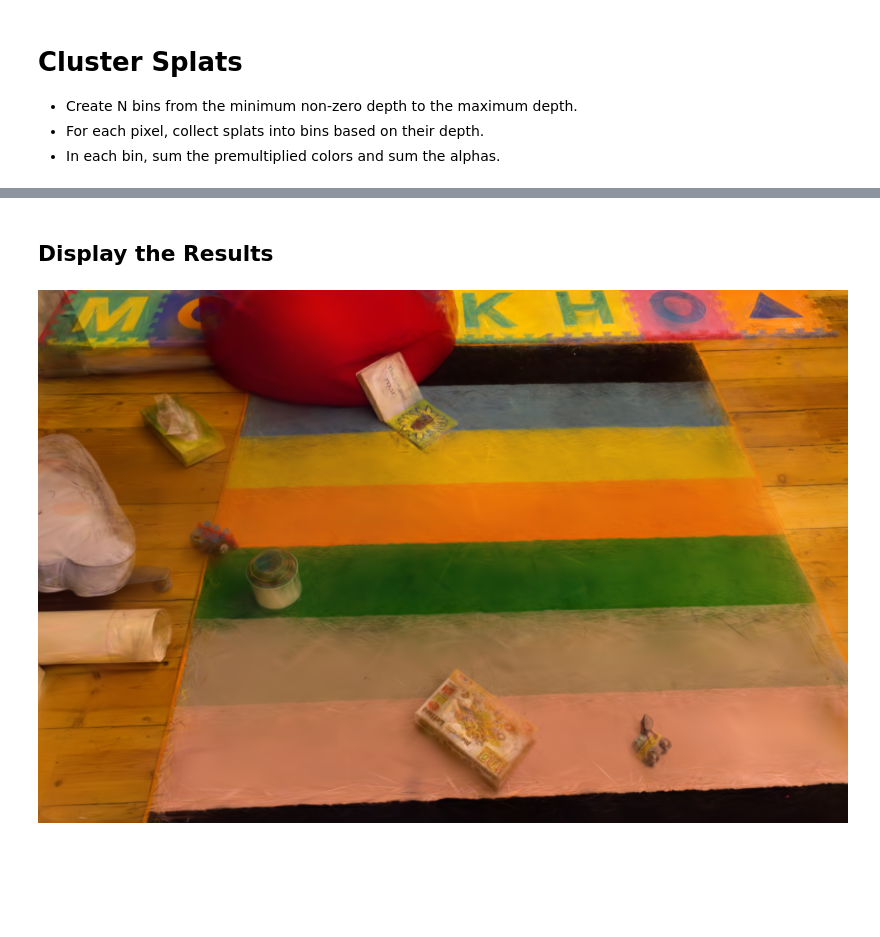
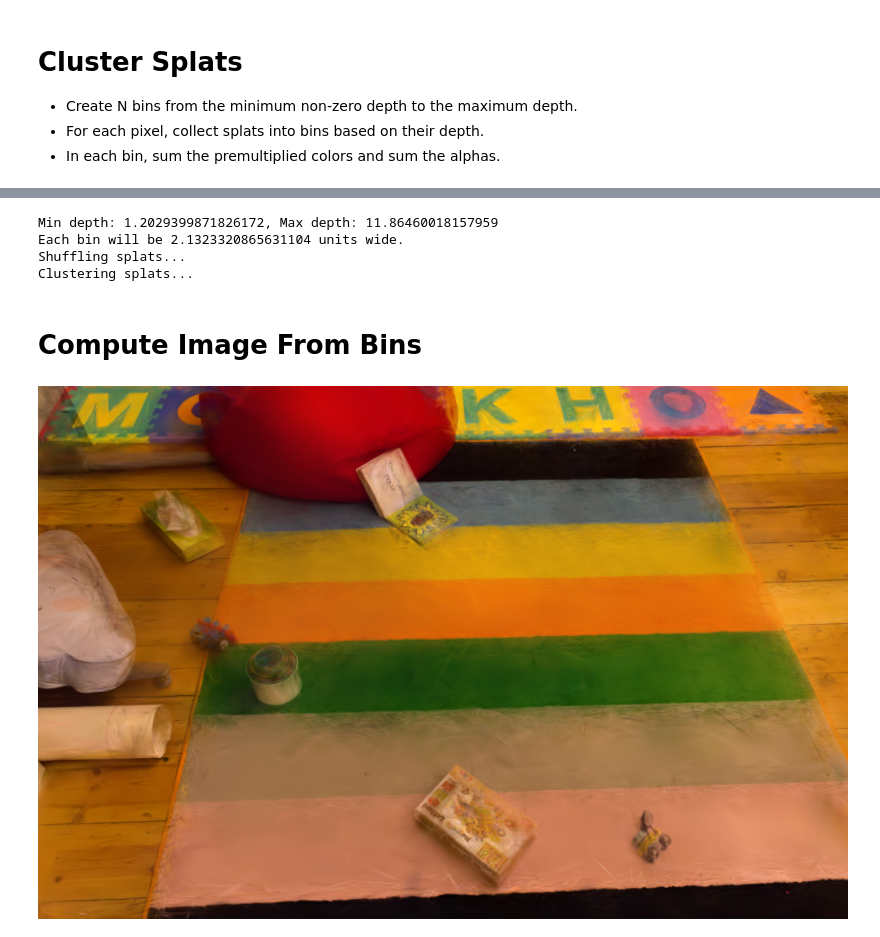
Before and after one commit to PLSE-Splats/clustering-exploration, a Jupyter notebook: src/clustering_exploration/binned_clustering.ipynb, the cells around one changed output, grey strips where cells are left out. Cells and saved outputs as stored; diff of their text form; code cells hidden in the pictures; blank space fills up the shorter version.

Commit message:
Binned

```diff
--- a/src/clustering_exploration/binned_clustering.ipynb
+++ b/src/clustering_exploration/binned_clustering.ipynb
@@ -138,9 +18,15 @@ computed_shuffled_image = [alpha_over_pixel(pixel_clusters) for pixel_clusters i
-# %% [markdown]
-## Display the Results
+# %%
+from clustering_exploration.algorithms.binned import BinnedAlgorithm
+clustered_splats = BinnedAlgorithm(splats, NUMBER_OF_BINS).compute()
+# %% [output]
+Min depth: 1.2029399871826172, Max depth: 11.86460018157959
+Each bin will be 2.1323320865631104 units wide.
+Shuffling splats...
+Clustering splats...
+# %% [markdown]
+# Compute Image From Bins
 # %%
-from utils.image_handler import save_array_to_image
+from clustering_exploration.utils.image_handler import compute_image_from_clusters
+display(compute_image_from_clusters(clustered_splats, "binned_clustering"))
+# %% [output]
+[figure, added]
-# %%
-# Display the sorted image.
-display(save_array_to_image(np.array(computed_image).reshape((IMAGE_HEIGHT, IMAGE_WIDTH, 3)), "binned_clustering_sorted"))
-# %% [output]
-[figure, removed]
```
Also changed, not shown: parts of 15 cells of this notebook, 4 other files.
